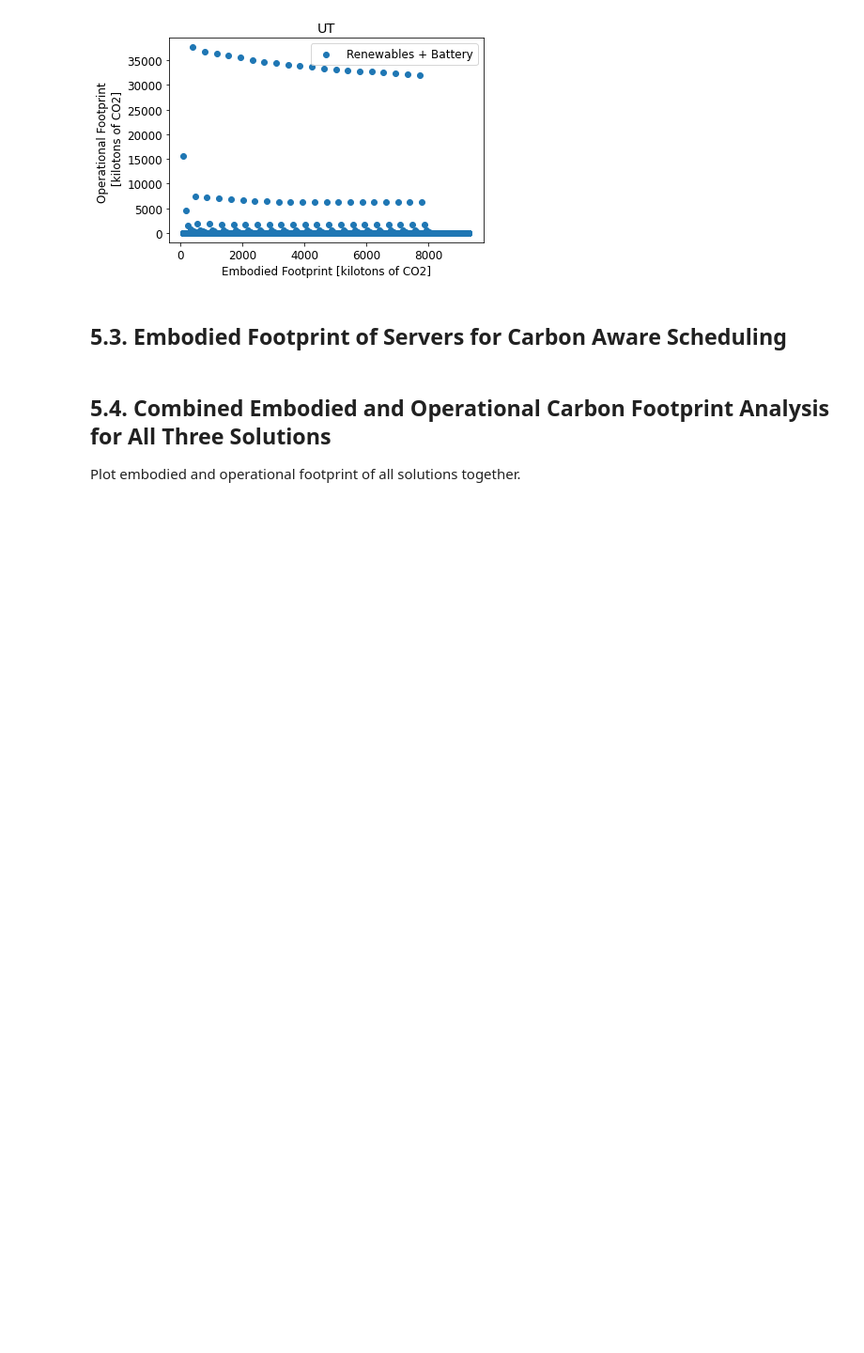
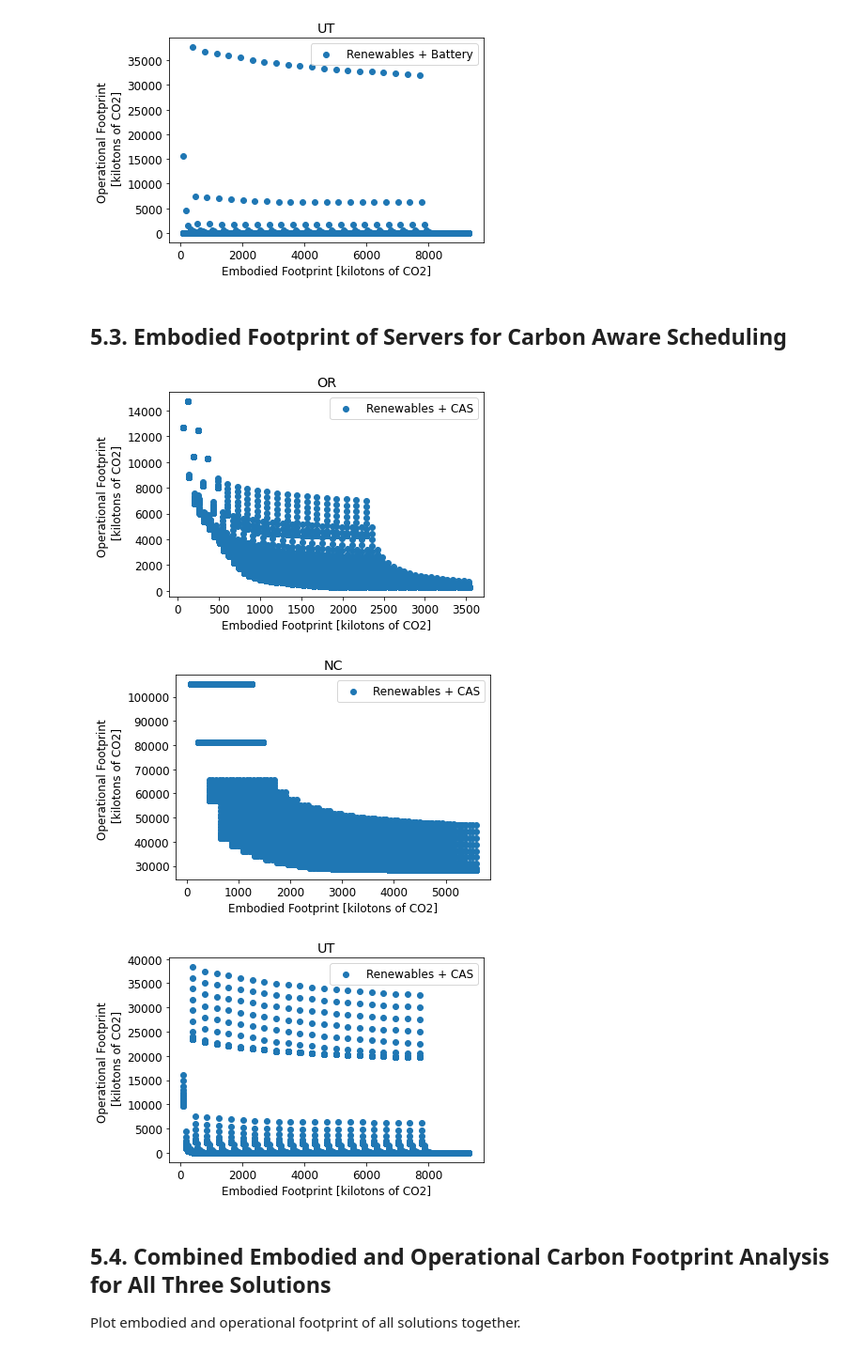
Before and after one commit to facebookresearch/CarbonExplorer, a Jupyter notebook: Carbon_Explorer.ipynb, the cells around one changed output. Shown at 94% size. Saved outputs shown, nothing was run; the diff lists cells and outputs as text; code cells hidden in the pictures; blank space fills up the shorter version.

```diff
--- a/Carbon_Explorer.ipynb
+++ b/Carbon_Explorer.ipynb
@@ -1219,9 +1205,7 @@ for dc in dc_ba_map:
     ax.scatter(
         results_bat["emb_footprint"], results_bat["op_footprint"], label="Renewables + Battery"
     )
-    ax.set_xlabel("Embodied Footprint [kilotons of CO2]")
-    ax.set_ylabel("Operational Footprint \n [kilotons of CO2]")
-    # ax.set_ylim(bottom=0)
+    ax.set(xlabel="Embodied Footprint [kilotons of CO2]", ylabel="Operational Footprint \n [kilotons of CO2]")
     plt.legend()
     plt.show()
     battery_results_map_final.append(pickle.loads(pickle.dumps(results_bat)))
@@ -1315,35 +1299,38 @@ for dc in dc_ba_map:
                     ren = final_balanced_df["tot_renewable"][i]
                     if dc_pow > ren:
                         non_ren_mw = non_ren_mw + dc_pow - ren
                 sum_dc = final_balanced_df["avg_dc_power_mw"].sum()
                 #print("Renewable coverage ratio: ", (sum_dc-non_ren_mw)/sum_dc*100, "%")
 
                 balanced_coverage = (sum_dc - non_ren_mw) / sum_dc * 100
                 if(not(wnd_capacity == 0 and sun_capacity == 0)):
                     results_server.loc[results_server.shape[0]] = [
                         wnd_capacity,
                         sun_capacity,
                         extra_capacity,
                         balanced_coverage,
                         (avg_dc_pow* (100-balanced_coverage) *10*365*24) * avg_carbon_intensity / (10**6), #10 years of duration, kilotons of Co2
                         extra_capacity * (embodied_server_footprint / 1000) * (10 / server_lifetime) + #10 years of duration, 4 years of server lifetime, kilotons of Co2
                         (sun_capacity * embodied_solar_farm_footprint + wnd_capacity * embodied_wind_farm_footprint) # renewable embodied footprint
                         * (10 * 365 * 24) * 1000 / (10 ** 9),  # 10 years of time, kilotons of Co2
                     ]
 
     fig = plt.figure(figsize=(6, 4))
     plt.rcParams.update({"font.size": 12})
     ax = fig.gca()
     plt.title(ba)
     ax.scatter(
         results_server["emb_footprint"], results_server["op_footprint"], label="Renewables + CAS"
     )
-    ax.set_xlabel("Embodied Footprint [kilotons of CO2]")
-    ax.set_ylabel("Operational Footprint \n [kilotons of CO2]")
+    ax.set(xlabel="Embodied Footprint [kilotons of CO2]", ylabel="Operational Footprint \n [kilotons of CO2]")
     ax.set_title(dc)
     plt.legend()
     plt.show()
     server_results_map_final.append(pickle.loads(pickle.dumps(results_server)))
+# %% [output]
+[figure, added]
+[figure, added]
+[figure, added]
 # %% [markdown]
 ## 5.4. Combined Embodied and Operational Carbon Footprint Analysis for All Three Solutions
 
```
Also changed, not shown: parts of 6 cells of this notebook, 1 other file.
